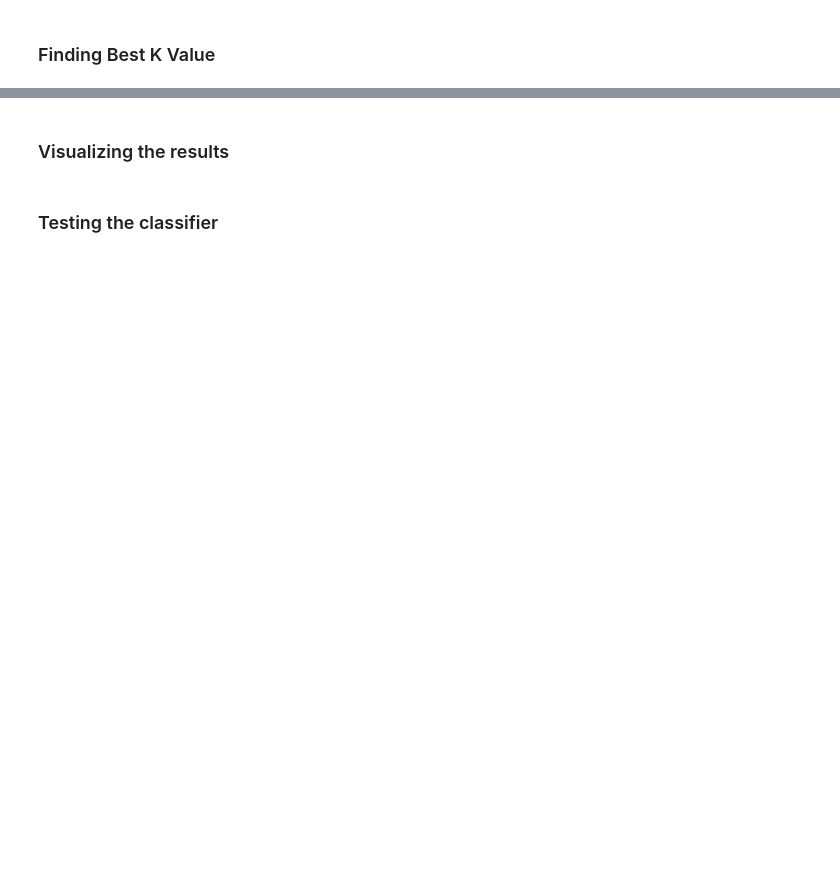
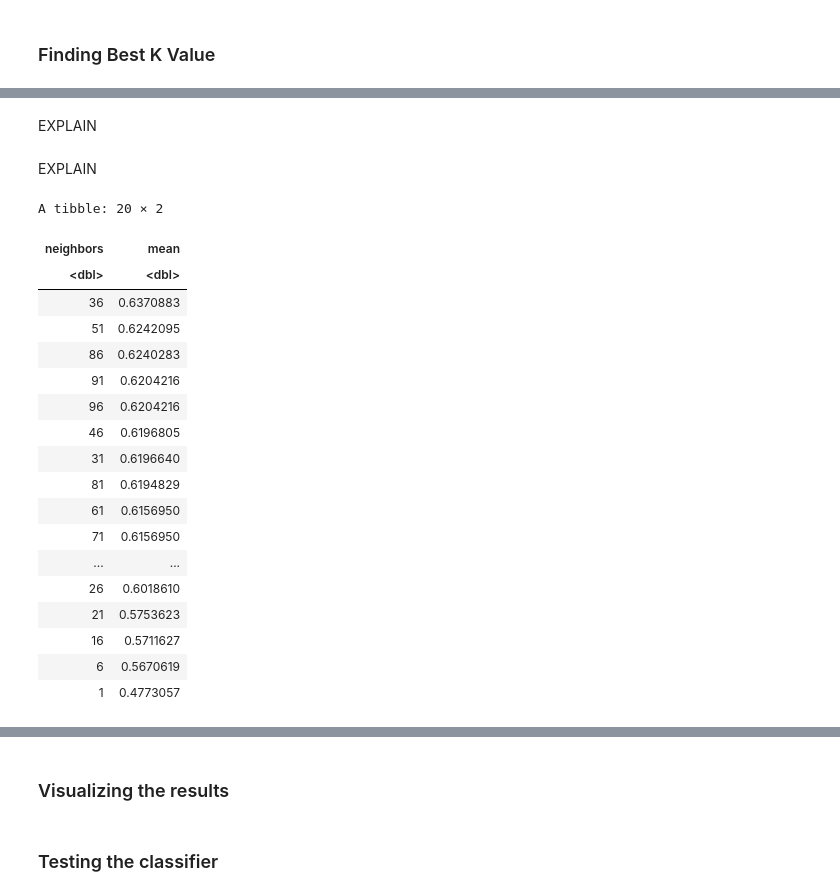
Before and after one commit to bkoschel/heart_disease, a Jupyter notebook: dsci-project.ipynb, the cells around one changed output, grey strips where cells are left out. Cells and saved outputs as stored; diff of their text form; code cells hidden in the pictures; blank space fills up the shorter version.

```diff
--- a/dsci-project.ipynb
+++ b/dsci-project.ipynb
@@ -233,0 +276,2 @@ plot4
+# %% [markdown]
+EXPLAIN
@@ -233,0 +287,38 @@ plot4
+# %% [markdown]
+EXPLAIN
+# %%
+set.seed(1)
+
+k_vals <- tibble(neighbors = seq(from = 1, to = 100, by = 5))
+
+knn_fit <- workflow() |>
+    add_recipe(heart_recipe) |>
+    add_model(knn_spec) |>
+    tune_grid(resamples = heart_vfold, grid = k_vals) |>
+    collect_metrics()
+
+accuracies <- knn_fit |>
+    filter(.metric == "accuracy") |>
+    select(neighbors, mean) |>
+    arrange(desc(mean))
+accuracies
+# %% [output]
+A tibble: 20 × 2
+| neighbors | mean |
+| <dbl> | <dbl> |
+| 36 | 0.6370883 |
+| 51 | 0.6242095 |
+| 86 | 0.6240283 |
+| 91 | 0.6204216 |
+| 96 | 0.6204216 |
+| 46 | 0.6196805 |
+| 31 | 0.6196640 |
+| 81 | 0.6194829 |
+| 61 | 0.6156950 |
+| 71 | 0.6156950 |
+| ... | ... |
+| 26 | 0.6018610 |
+| 21 | 0.5753623 |
+| 16 | 0.5711627 |
+| 6 | 0.5670619 |
+| 1 | 0.4773057 |
```
Also changed, not shown: parts of 21 cells of this notebook.
